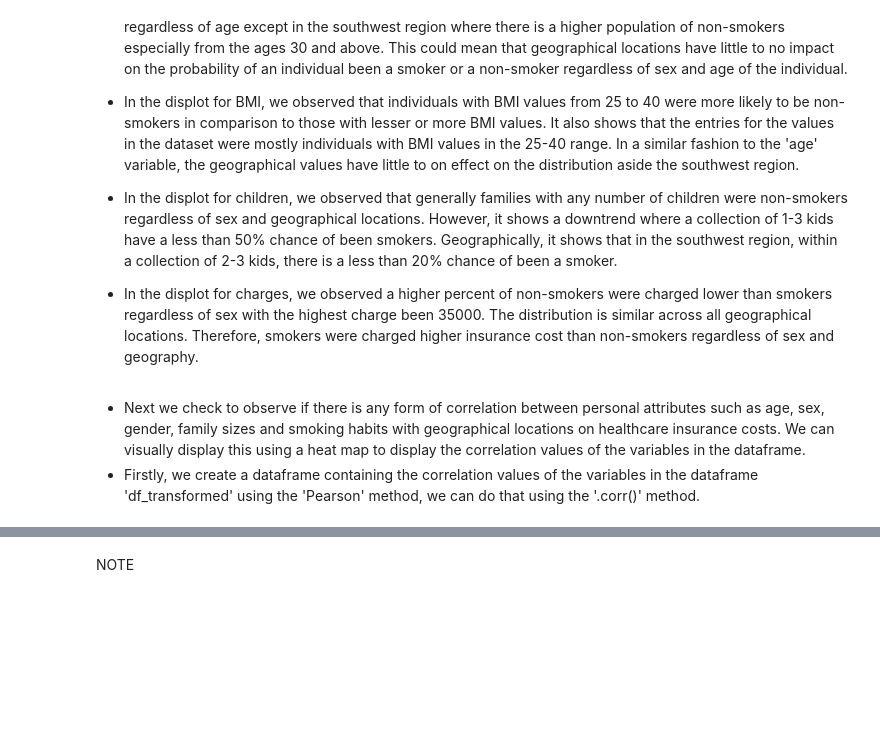
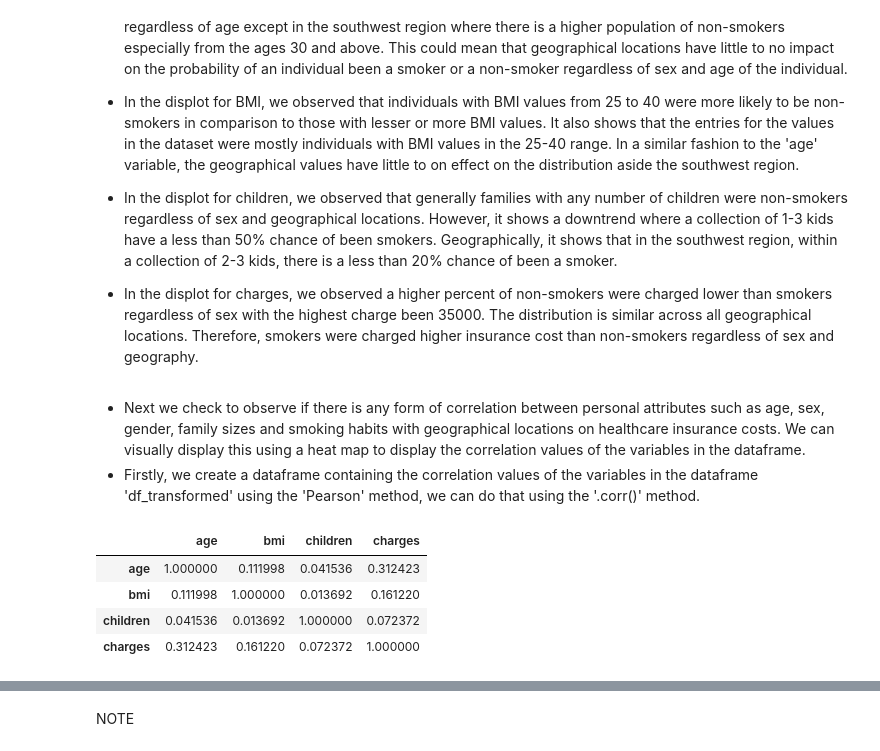
Before and after one commit to chizoalban2003-beep/Project1, a Jupyter notebook: jupyter_notebooks/Notebook_Template.ipynb, the cells around one changed output, grey strips where cells are left out. Saved outputs shown, nothing was run; the diff lists cells and outputs as text; code cells hidden in the pictures; blank space fills up the shorter version.

```diff
--- a/jupyter_notebooks/Notebook_Template.ipynb
+++ b/jupyter_notebooks/Notebook_Template.ipynb
@@ -301,3 +301,12 @@ for num_col in numerical_cols:
 # %% [markdown]
 * Next we check to observe if there is any form of correlation between personal attributes such as age, sex, gender, family sizes and smoking habits with geographical locations on healthcare insurance costs. We can visually display this using a heat map to display the correlation values of the variables in the dataframe.
 * Firstly, we create a dataframe containing the correlation values of the variables in the dataframe 'df_transformed' using the 'Pearson' method, we can do that using the '.corr()' method.
+# %%
+df_corr=df_transformed[[col for col in df_transformed.columns if df_transformed[col].dtype != 'object']].corr(method='pearson')
+df_corr
+# %% [output]
+|  | age | bmi | children | charges |
+| age | 1.000000 | 0.111998 | 0.041536 | 0.312423 |
+| bmi | 0.111998 | 1.000000 | 0.013692 | 0.161220 |
+| children | 0.041536 | 0.013692 | 1.000000 | 0.072372 |
+| charges | 0.312423 | 0.161220 | 0.072372 | 1.000000 |
```
Also changed, not shown: parts of 2 cells of this notebook.
